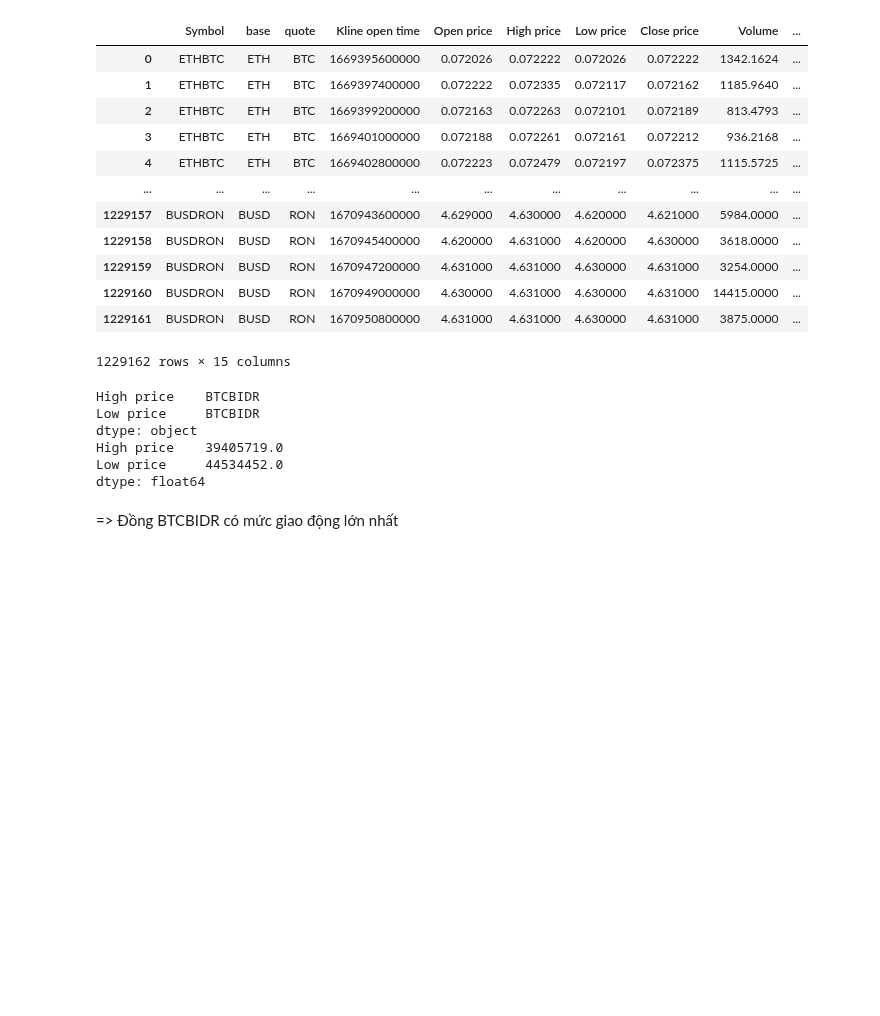
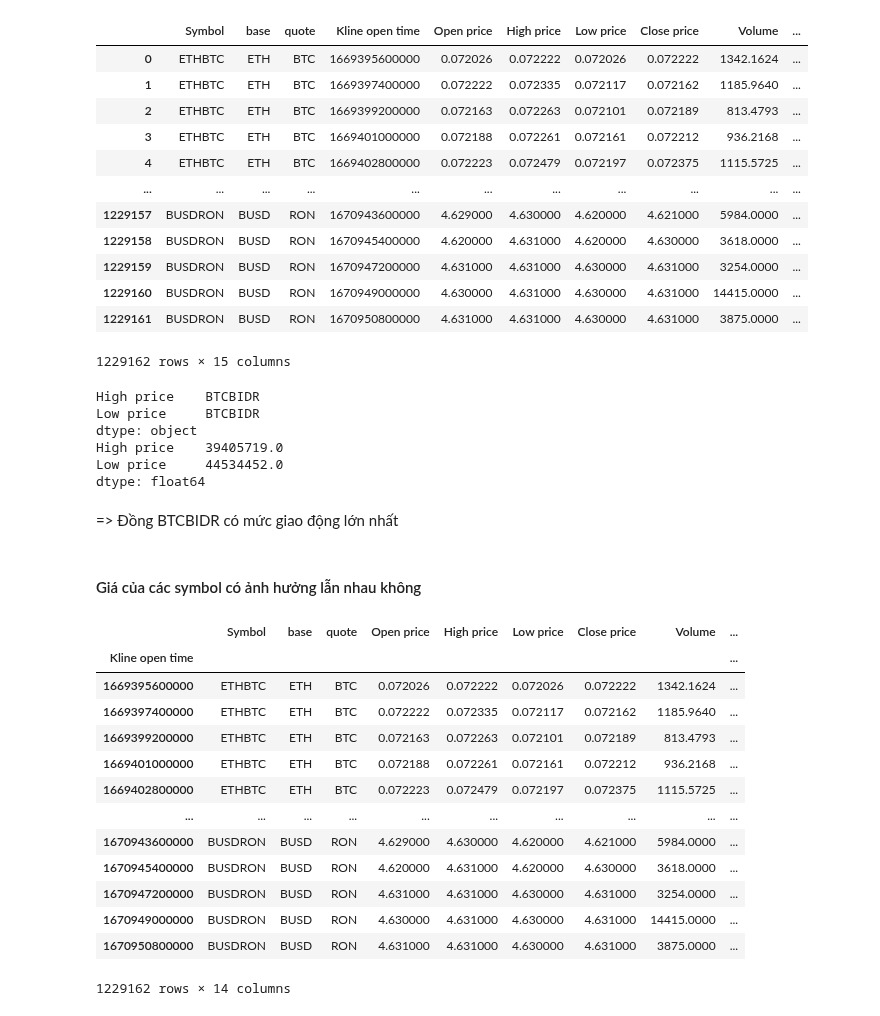
Before and after one commit to nhatruong1009/CryptoPrediction, a Jupyter notebook: src/up_down_trend.ipynb, the cells around one changed output. Saved outputs shown, nothing was run; the diff lists cells and outputs as text; code cells hidden in the pictures; blank space fills up the shorter version.

```diff
--- a/src/up_down_trend.ipynb
+++ b/src/up_down_trend.ipynb
@@ -124,3 +124,22 @@ Low price     44534452.0
 dtype: float64
 # %% [markdown]
 => Đồng BTCBIDR có mức giao động lớn nhất
+# %% [markdown]
+#### Giá của các symbol có ảnh hưởng lẫn nhau không
+# %%
+data_symbol.set_index('Kline open time')
+# %% [output]
+|  | Symbol | base | quote | Open price | High price | Low price | Close price | Volume | ... |
+| Kline open time |  |  |  |  |  |  |  |  | ... |
+| 1669395600000 | ETHBTC | ETH | BTC | 0.072026 | 0.072222 | 0.072026 | 0.072222 | 1342.1624 | ... |
+| 1669397400000 | ETHBTC | ETH | BTC | 0.072222 | 0.072335 | 0.072117 | 0.072162 | 1185.9640 | ... |
+| 1669399200000 | ETHBTC | ETH | BTC | 0.072163 | 0.072263 | 0.072101 | 0.072189 | 813.4793 | ... |
+| 1669401000000 | ETHBTC | ETH | BTC | 0.072188 | 0.072261 | 0.072161 | 0.072212 | 936.2168 | ... |
+| 1669402800000 | ETHBTC | ETH | BTC | 0.072223 | 0.072479 | 0.072197 | 0.072375 | 1115.5725 | ... |
+| ... | ... | ... | ... | ... | ... | ... | ... | ... | ... |
+| 1670943600000 | BUSDRON | BUSD | RON | 4.629000 | 4.630000 | 4.620000 | 4.621000 | 5984.0000 | ... |
+| 1670945400000 | BUSDRON | BUSD | RON | 4.620000 | 4.631000 | 4.620000 | 4.630000 | 3618.0000 | ... |
+| 1670947200000 | BUSDRON | BUSD | RON | 4.631000 | 4.631000 | 4.630000 | 4.631000 | 3254.0000 | ... |
+| 1670949000000 | BUSDRON | BUSD | RON | 4.630000 | 4.631000 | 4.630000 | 4.631000 | 14415.0000 | ... |
+| 1670950800000 | BUSDRON | BUSD | RON | 4.631000 | 4.631000 | 4.630000 | 4.631000 | 3875.0000 | ... |
+1229162 rows × 14 columns
```
Also changed, not shown: parts of 10 cells of this notebook.
